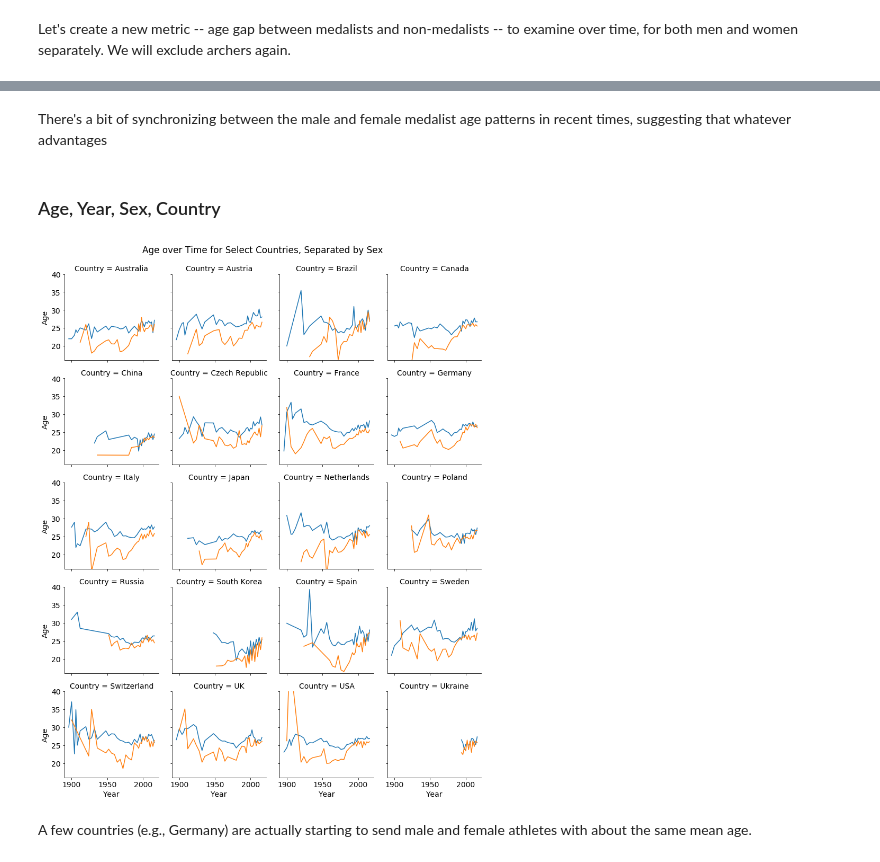
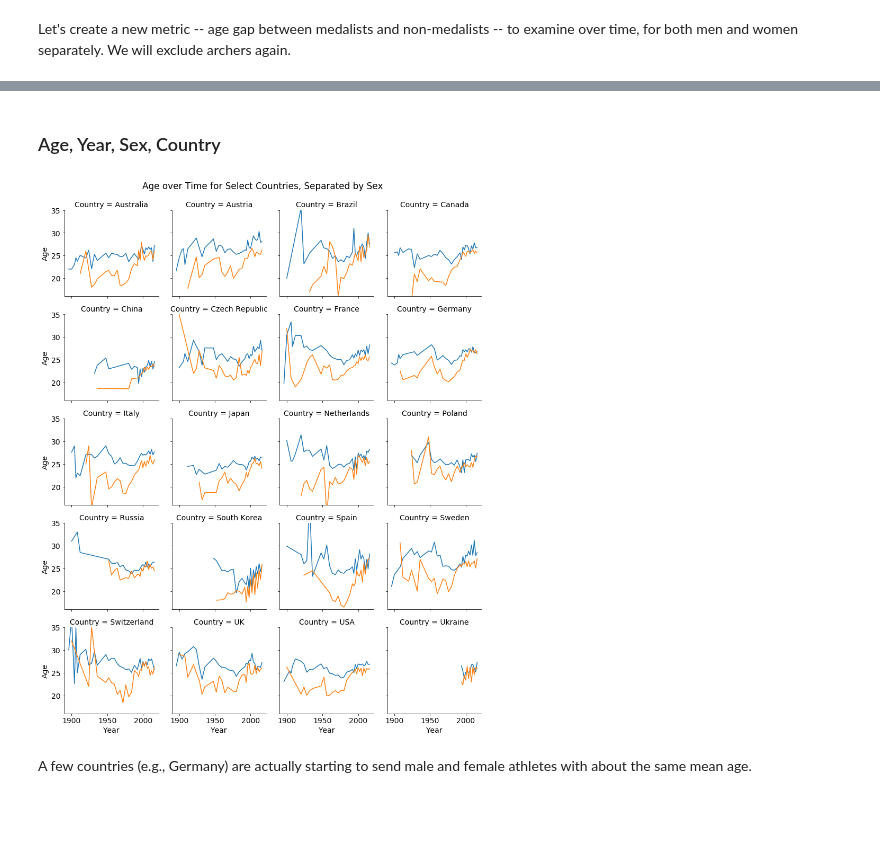
Before and after one commit to davidkobilnyk/OlympicAgeTrends, a Jupyter notebook: olympic_age_trends/exploratory.ipynb, the cells around one changed output, grey strips where cells are left out. Saved outputs shown, nothing was run; the diff lists cells and outputs as text; code cells hidden in the pictures; blank space fills up the shorter version.

```diff
--- a/olympic_age_trends/exploratory.ipynb
+++ b/olympic_age_trends/exploratory.ipynb
@@ -2534,31 +2492,29 @@ plt.legend();
-# %% [markdown]
-There's a bit of synchronizing between the male and female medalist age patterns in recent times, suggesting that whatever advantages
 # %% [markdown]
 ### Age, Year, Sex, Country
 # %%
 age_by_year_country_sex = (
     df_explore
     [df_explore.Country.isin(top_countries)]
     .groupby(['Year', 'Country', 'Sex'])
     .Age
     .mean()
     .to_frame()
     .reset_index()
 )
 g = sns.FacetGrid(
     data=age_by_year_country_sex,
     hue='Sex',
     hue_order=['M', 'F'],
     col='Country',
     col_wrap=4,
     col_order=sorted(top_countries)
 )
-plt.ylim(16, 40)
+plt.ylim(16, 35)
 g.map(plt.plot, 'Year', 'Age');
 g.fig.subplots_adjust(top=0.93)
 g.fig.suptitle('Age over Time for Select Countries, Separated by Sex');
 # %% [output]
-[figure, old version]
+[figure, new version]
 # %% [markdown]
 A few countries (e.g., Germany) are actually starting to send male and female athletes with about the same mean age.
 # %% [markdown]
```
Also changed, not shown: parts of 49 cells of this notebook, 1 other file.
